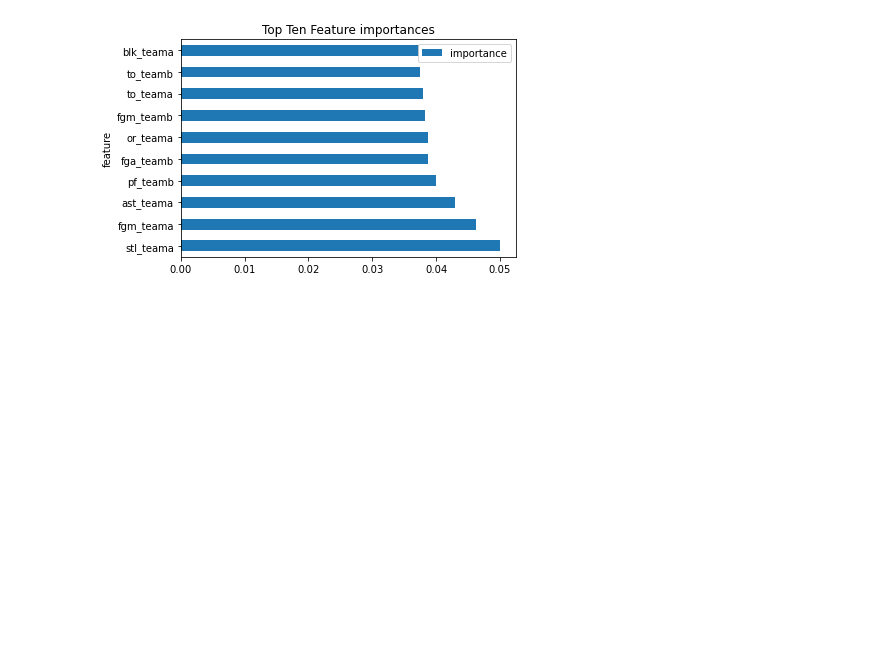
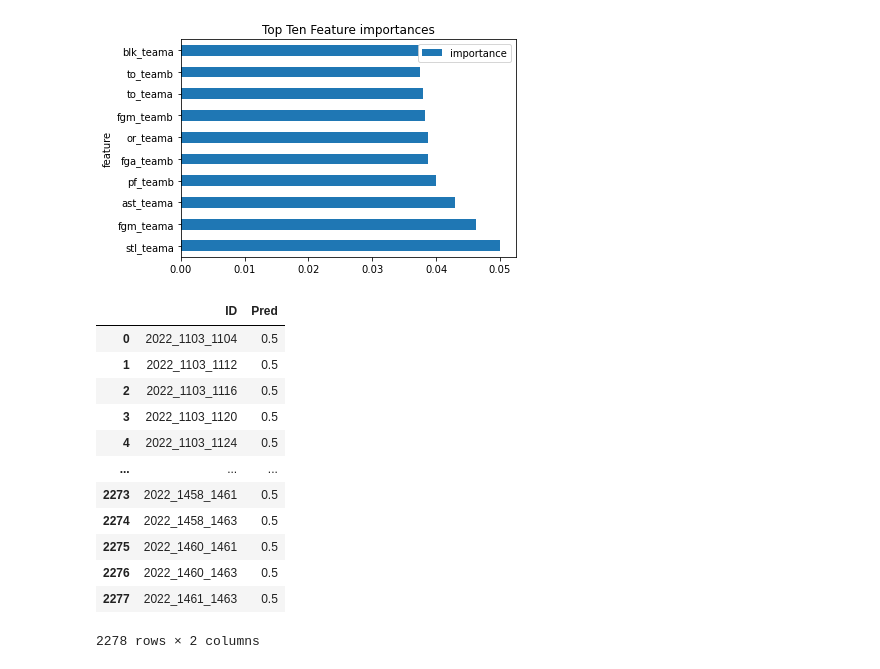
Before and after one commit to racruz25/group_project, a Jupyter notebook: other_models.ipynb, the cells around one changed output. Cells and saved outputs as stored; diff of their text form; code cells hidden in the pictures; blank space fills up the shorter version.

```diff
--- a/other_models.ipynb
+++ b/other_models.ipynb
@@ -426,0 +434,17 @@ Text(0.5, 1.0, 'Top Ten Feature importances')
+# %%
+test = pd.read_csv("./MDataFiles_Stage2_/MSampleSubmissionStage2.csv")
+test
+# %% [output]
+|  | ID | Pred |
+| 0 | 2022_1103_1104 | 0.5 |
+| 1 | 2022_1103_1112 | 0.5 |
+| 2 | 2022_1103_1116 | 0.5 |
+| 3 | 2022_1103_1120 | 0.5 |
+| 4 | 2022_1103_1124 | 0.5 |
+| ... | ... | ... |
+| 2273 | 2022_1458_1461 | 0.5 |
+| 2274 | 2022_1458_1463 | 0.5 |
+| 2275 | 2022_1460_1461 | 0.5 |
+| 2276 | 2022_1460_1463 | 0.5 |
+| 2277 | 2022_1461_1463 | 0.5 |
+2278 rows × 2 columns
```
Also changed, not shown: parts of 3 cells of this notebook.
